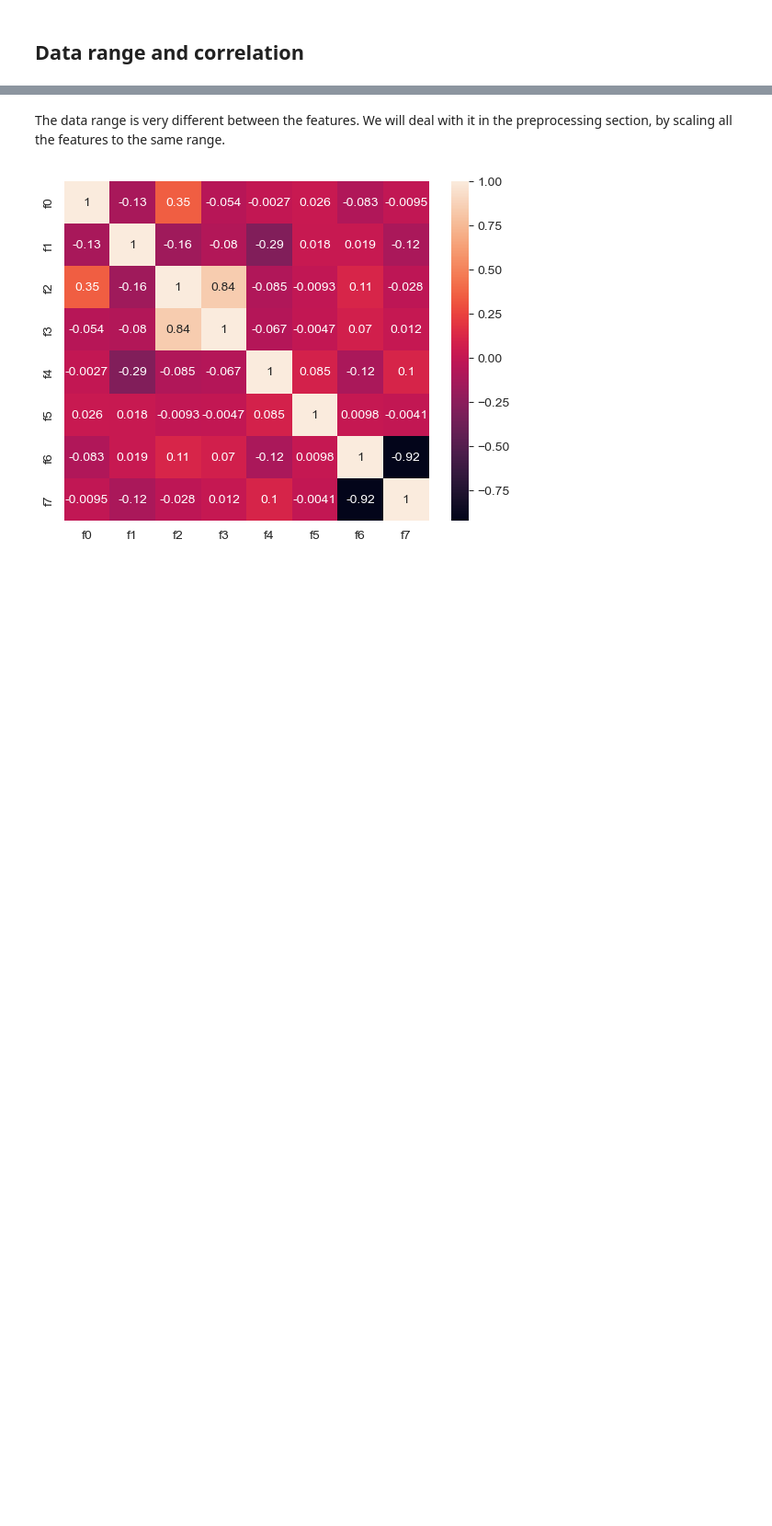
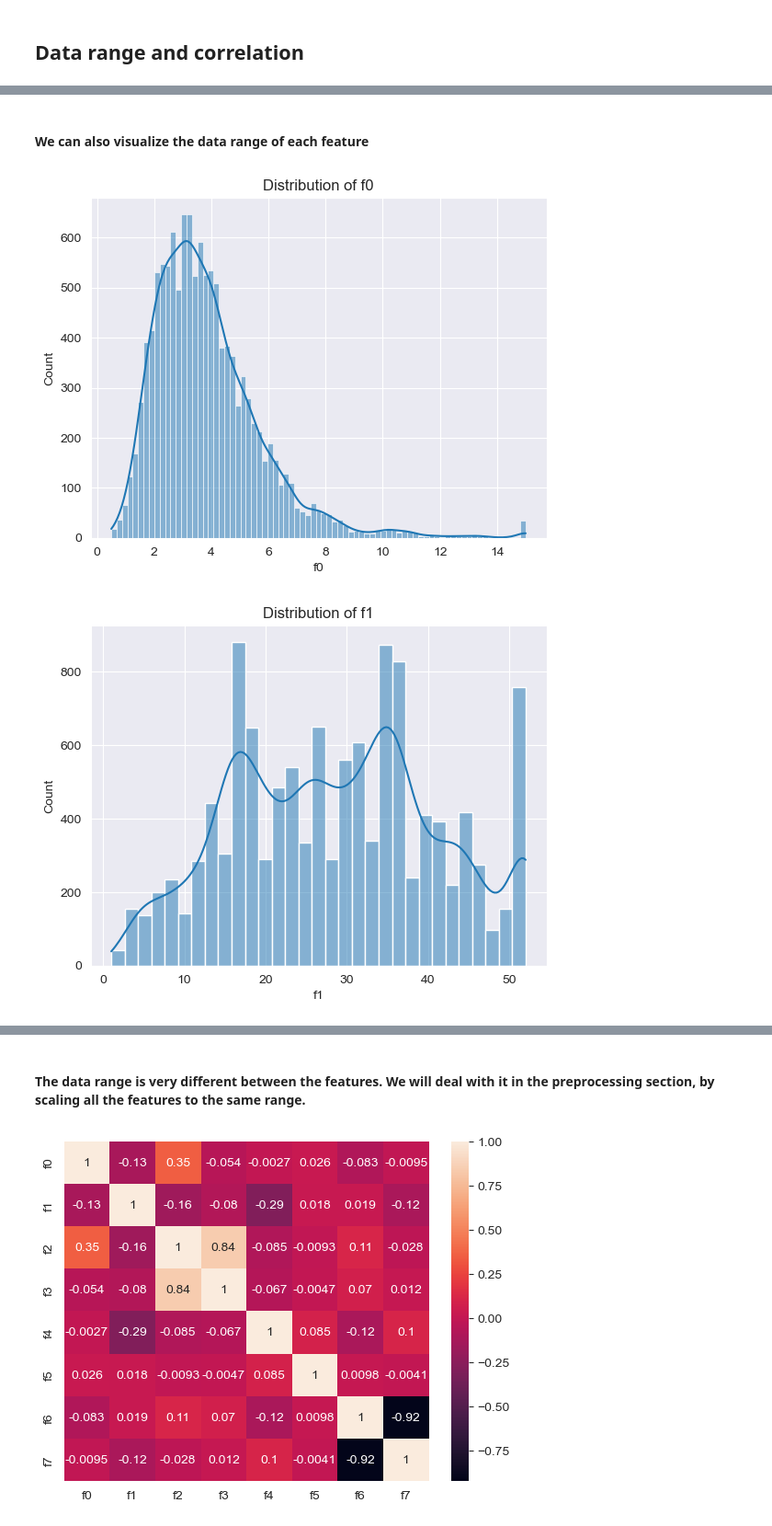
Before and after one commit to NadavShoham/AppliedML, a Jupyter notebook: notebooks/ml_ex3/experiment.ipynb, the cells around one changed output, grey strips where cells are left out. Shown: that part at 92% size. Cells and saved outputs as stored; diff of their text form; code cells hidden in the pictures; blank space fills up the shorter version.

```diff
--- a/notebooks/ml_ex3/experiment.ipynb
+++ b/notebooks/ml_ex3/experiment.ipynb
@@ -167,0 +157,10 @@ hist = X_train.hist(bins=20, figsize=(20, 15))
+# %% [markdown]
+#### We can also visualize the data range of each feature
+# %%
+for col in X_train.columns:
+    sns.histplot(X_train[col], kde=True)
+    plt.title(f'Distribution of {col}')
+    plt.show()
+# %% [output]
+[figure, added]
+[figure, added]
@@ -168,5 +173,5 @@ hist = X_train.hist(bins=20, figsize=(20, 15))
 # %% [markdown]
-The data range is very different between the features. We will deal with it in the preprocessing section, by scaling all the features to the same range.
+#### The data range is very different between the features. We will deal with it in the preprocessing section, by scaling all the features to the same range.
 # %%
 # check the correlation between the features
 corr = X_train.corr()
```
Also changed, not shown: parts of 34 cells of this notebook.
